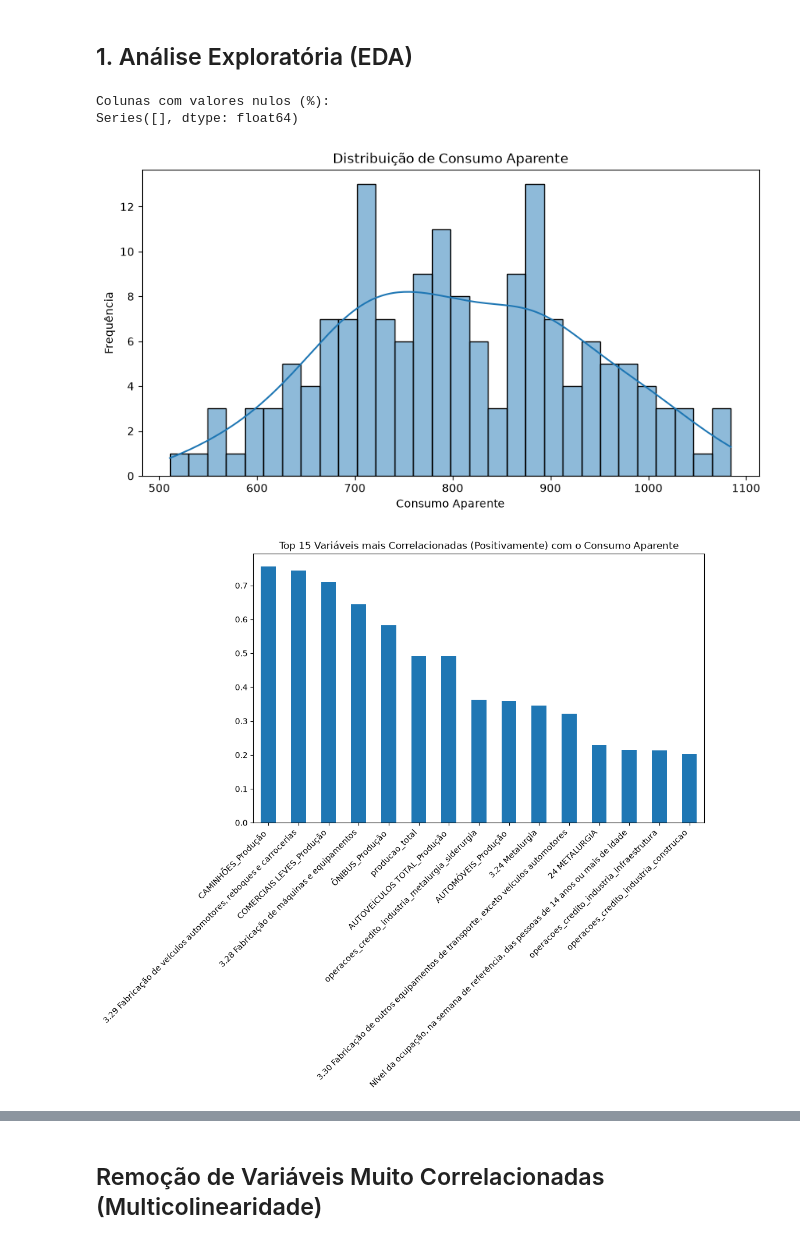
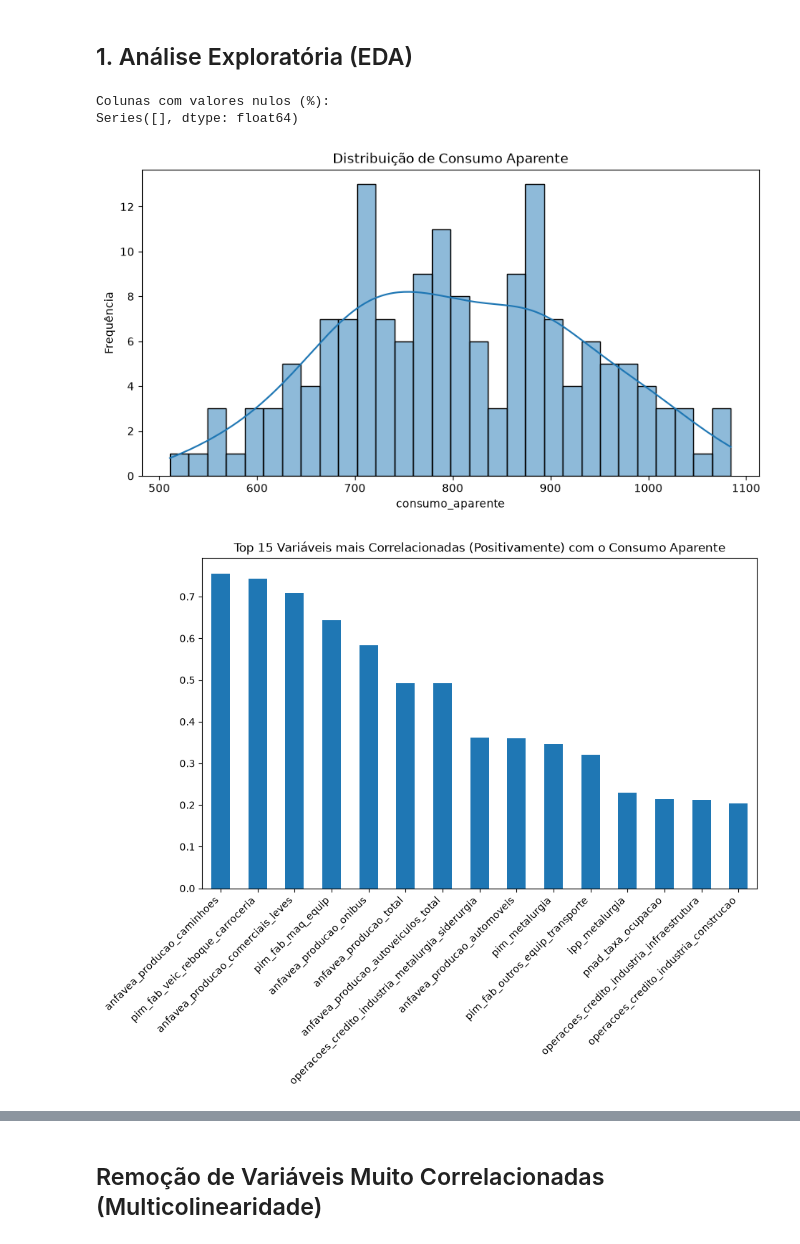
Before and after one commit to thiago2608santana/steel-demand-forecast, a Jupyter notebook: notebooks/pipeline_ml.ipynb, the cells around one changed output, grey strips where cells are left out. Saved outputs shown, nothing was run; the diff lists cells and outputs as text; code cells hidden in the pictures.

```diff
--- a/notebooks/pipeline_ml.ipynb
+++ b/notebooks/pipeline_ml.ipynb
@@ -22,7 +66,7 @@ Resultados serão salvos em: ./secoes/resultados_2026-07-01_06-38-20
 # %%
 pd.set_option('display.max_columns', None)
 # %%
-df_tabela_mestre = pd.read_excel('../dados/gold/tabela_mestre.xlsx', engine='openpyxl')
+df_tabela_mestre = pd.read_excel(PATH_TABELA_MESTRE, engine='openpyxl')
 # %%
 df_tabela_mestre.head()
 # %% [output]
@@ -46,43 +90,43 @@ print(missing[missing > 0].sort_values(ascending=False))
 
 # Distribuição da Variável Target
 plt.figure(figsize=(10, 5))
-sns.histplot(df_tabela_mestre['Consumo Aparente'], kde=True, bins=30)
+sns.histplot(df_tabela_mestre['consumo_aparente'], kde=True, bins=30)
 plt.title('Distribuição de Consumo Aparente')
-plt.xlabel('Consumo Aparente')
+plt.xlabel('consumo_aparente')
 plt.ylabel('Frequência')
 plt.show()
 
 # Correlação com a variável Target (top 15)
 numeric_df = df_tabela_mestre.select_dtypes(include=[np.number])
-correlations = numeric_df.corr()['Consumo Aparente'].sort_values(ascending=False)
+correlations = numeric_df.corr()['consumo_aparente'].sort_values(ascending=False)
 plt.figure(figsize=(10, 6))
-correlations.drop('Consumo Aparente').head(15).plot(kind='bar')
+correlations.drop('consumo_aparente').head(15).plot(kind='bar')
 plt.title('Top 15 Variáveis mais Correlacionadas (Positivamente) com o Consumo Aparente')
 plt.xticks(rotation=45, ha='right')
 plt.show()
 
 # Correlações Negativas (top 15)
 plt.figure(figsize=(10, 6))
 correlations.tail(15).plot(kind='bar', color='red')
 plt.title('Top 15 Variáveis mais Correlacionadas (Negativamente) com o Consumo Aparente')
 plt.xticks(rotation=45, ha='right')
 plt.show()
 
 # Evolução do Consumo ao longo do tempo (se aplicável)
-if 'Date' in df_tabela_mestre.columns:
+if 'data' in df_tabela_mestre.columns:
     df_temp = df_tabela_mestre.copy()
-    df_temp['Date'] = pd.to_datetime(df_temp['Date'])
-    df_temp.sort_values('Date', inplace=True)
+    df_temp['data'] = pd.to_datetime(df_temp['data'])
+    df_temp.sort_values('data', inplace=True)
 
     plt.figure(figsize=(12, 5))
-    plt.plot(df_temp['Date'], df_temp['Consumo Aparente'], marker='o', linestyle='-')
+    plt.plot(df_temp['data'], df_temp['consumo_aparente'], marker='o', linestyle='-')
     plt.title('Evolução do Consumo Aparente ao Longo do Tempo')
     plt.xlabel('Data')
-    plt.ylabel('Consumo Aparente')
+    plt.ylabel('consumo_aparente')
     plt.grid(True)
     plt.show()
 # %% [output]
 Colunas com valores nulos (%):
 Series([], dtype: float64)
 [figure]
-[figure, old version]
+[figure, new version]
```
Also changed, not shown: parts of 31 cells of this notebook, 3 other files.
